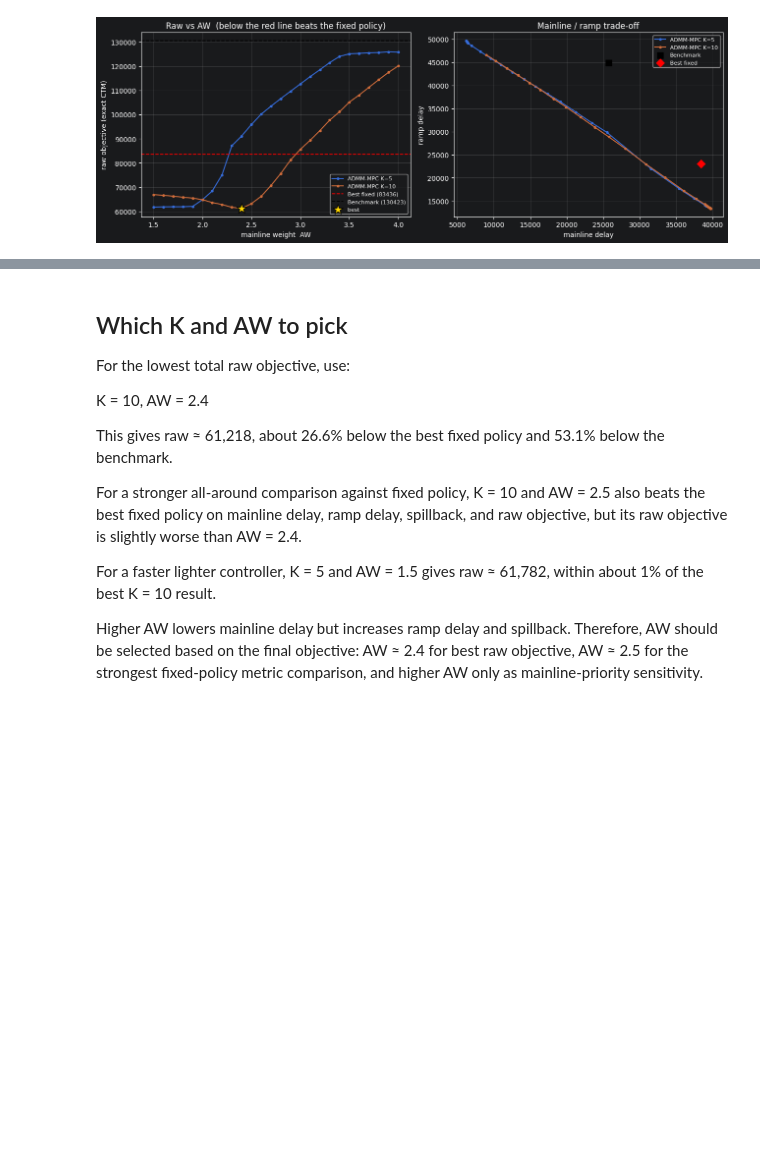
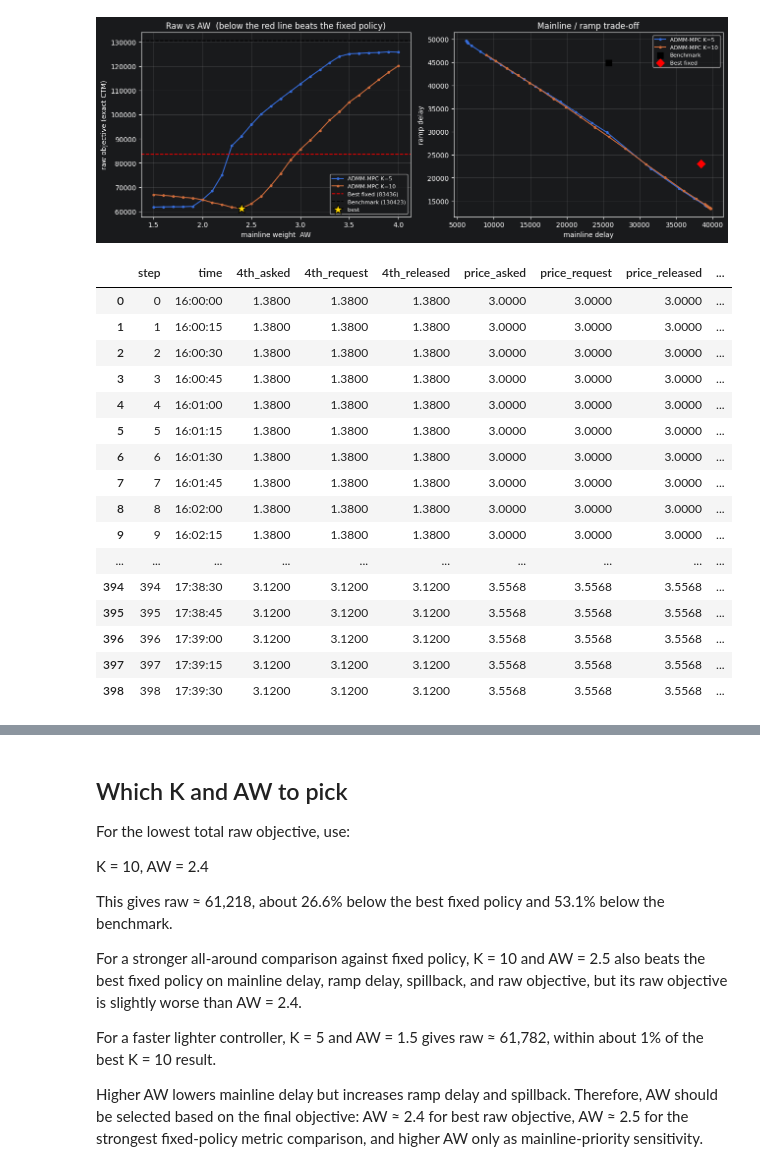
Before and after one commit to IsaacHusaiin/ADMM-Highway-Delay-Control, a Jupyter notebook: ADMM_MPC.ipynb, the cells around one changed output, grey strips where cells are left out. Saved outputs shown, nothing was run; the diff lists cells and outputs as text; code cells hidden in the pictures; blank space fills up the shorter version.

```diff
--- a/ADMM_MPC.ipynb
+++ b/ADMM_MPC.ipynb
@@ -380,3 +380,91 @@ Best AW for each horizon:
   K=5  best AW=1.50 -> raw 61782.3  (beats fixed)
   K=10 best AW=2.40 -> raw 61217.8  (beats fixed)
 [figure]
+# %%
+# RELEASE AUDIT - how many cars each ramp was ASKED to release (MPC command),
+# how many could REQUEST (queue-capped), and how many ACTUALLY entered the
+# freeway (merge-capped) at every 15-second step. Run after Cells 1-3 (or 6).
+
+import numpy as np, pandas as pd, pickle, cvxpy as cp
+
+K_A, AW_A = K, AW                                  # headline config (K=10, AW=2.4)
+probs_A = probs5 if "probs5" in globals() else {Kh: build(Kh) for Kh in range(1, K_A + 1)}
+
+xc = dict(_x0); R = dict(_R0); B = {r: 0.0 for r in ramps}; Uc = 0.0
+Tt = dict(mainline=0.0, local=0.0, fairness=0.0, doorway=0.0, safe=0.0, physical=0.0, spillback=0.0)
+cmd_hist = {r: [] for r in ramps}; req_hist = {r: [] for r in ramps}; act_hist = {r: [] for r in ramps}
+rows = []
+for t in range(NS):
+    Kh = min(K_A, NS - t); prob, P, v = probs_A[Kh]
+    set_window(P, t, Kh, AW_A, np.array([xc[c] for c in cells]),
+               np.array([R[r] + B[r] for r in ramps]), Uc)
+    prob.solve(solver=cp.CLARABEL, warm_start=True)
+    ok = prob.status in ("optimal", "optimal_inaccurate") and v.value is not None
+    cmd = {r: (float(max(0.0, v.value[i, 0])) if ok else 0.0) for i, r in enumerate(ramps)}
+
+    # --- exact non-convex plant, SAME calls as true_step, capturing every stage ---
+    arr = {r: ARR_MULT * float(_cmd[r][t]) for r in ramps}
+    av, req = _rreq(R_current=R, B_current=B, ramp_arrival_step=arr, commanded_release_step=cmd)
+    o = _ctm(x_current=xc, q_in_boundary_step=float(_qb[t]), external_inflow_step=_ext[t],
+             fixed_outflow_step=_fix[t], requested_release_step=req, inflow_capacity=_inf,
+             outflow_capacity=_out, physical_capacity=_phys, movement_factor_by_cell=_mvf,
+             wave_speed_ratio_by_cell=_wav, upstream_boundary_queue=Uc,
+             exit_split_by_cell=_exb, merge_priority=_MP)
+    xn, qo, qi, afo, ar, ci, Un, Ud = o[0], o[1], o[2], o[6], o[9], o[10], o[11], o[12]
+    Rn, Bn, spk = _rnq(available_demand_step=av, actual_release_step=ar, ramp_max_queue_by_u=_rmqu)
+    _, ld = _rdel(R, Rn, B, Bn, arr, cmd, req, ar, _dtE); _, _, Lf = _fair(Rn, _rnm, _rmqn, _gam)
+    _, _, mc = _mds(xc, xn, qo, afo, _ttf, _dtE)
+    cap = _cpen(qi, _ext[t], ci, xn, _inf, _safe, _phys, spk, _L1, _L2, _L3, _L4)
+    for k2, vv in dict(mainline=mc + Ud, local=ld, fairness=Lf,
+                       doorway=cap["total_doorway_penalty"], safe=cap["total_safe_threshold_penalty"],
+                       physical=cap["total_physical_capacity_penalty"],
+                       spillback=cap["total_spillback_penalty"]).items():
+        Tt[k2] += vv
+
+    sec = 16 * 3600 + t * 15
+    row = {"step": t, "time": "%02d:%02d:%02d" % (sec // 3600, (sec % 3600) // 60, sec % 60)}
+    for r in ramps:
+        short = r.replace("u_", "")
+        row[short + "_asked"] = round(cmd[r], 4)      # MPC command
+        row[short + "_request"] = round(req[r], 4)    # capped by who is present
+        row[short + "_released"] = round(ar[r], 4)    # accepted by the exact merge
+        cmd_hist[r].append(float(cmd[r])); req_hist[r].append(float(req[r])); act_hist[r].append(float(ar[r]))
+    rows.append(row)
+    xc, R, B, Uc = xn, Rn, Bn, Un
+
+Tt["raw"] = sum(Tt[k] for k in ["mainline", "local", "fairness", "doorway", "safe", "physical", "spillback"])
+release_audit_df = pd.DataFrame(rows)
+
+with pd.option_context("display.max_rows", None, "display.max_columns", None, "display.width", 200):
+    try: display(release_audit_df)
+    except NameError: print(release_audit_df.to_string(index=False))
+
+print("\nPer-ramp totals over the 2 hours (vehicles):")
+tot = pd.DataFrame({r.replace("u_", ""): {"asked_total": sum(cmd_hist[r]), "requested_total": sum(req_hist[r]),
+      "released_total": sum(act_hist[r])} for r in ramps}).T.round(2)
+print(tot.to_string())
+print("\nexact-CTM raw objective of this audited run: %.6f  (headline MPC run: 61217.758)" % Tt["raw"])
+
+pickle.dump({"K": K_A, "AW": AW_A, "arrival_multiplier": ARR_MULT,
+             "applied_command_series": cmd_hist, "requested_series": req_hist,
+             "actual_release_series": act_hist, "mpc_totals": Tt},
+            open("mpc_release_schedule.pkl", "wb"))
+print("saved mpc_release_schedule.pkl (feed this to Benchmark_MPC_replay.ipynb)")
+# %% [output]
+|  | step | time | 4th_asked | 4th_request | 4th_released | price_asked | price_request | price_released | ... |
+| 0 | 0 | 16:00:00 | 1.3800 | 1.3800 | 1.3800 | 3.0000 | 3.0000 | 3.0000 | ... |
+| 1 | 1 | 16:00:15 | 1.3800 | 1.3800 | 1.3800 | 3.0000 | 3.0000 | 3.0000 | ... |
+| 2 | 2 | 16:00:30 | 1.3800 | 1.3800 | 1.3800 | 3.0000 | 3.0000 | 3.0000 | ... |
+| 3 | 3 | 16:00:45 | 1.3800 | 1.3800 | 1.3800 | 3.0000 | 3.0000 | 3.0000 | ... |
+| 4 | 4 | 16:01:00 | 1.3800 | 1.3800 | 1.3800 | 3.0000 | 3.0000 | 3.0000 | ... |
+| 5 | 5 | 16:01:15 | 1.3800 | 1.3800 | 1.3800 | 3.0000 | 3.0000 | 3.0000 | ... |
+| 6 | 6 | 16:01:30 | 1.3800 | 1.3800 | 1.3800 | 3.0000 | 3.0000 | 3.0000 | ... |
+| 7 | 7 | 16:01:45 | 1.3800 | 1.3800 | 1.3800 | 3.0000 | 3.0000 | 3.0000 | ... |
+| 8 | 8 | 16:02:00 | 1.3800 | 1.3800 | 1.3800 | 3.0000 | 3.0000 | 3.0000 | ... |
+| 9 | 9 | 16:02:15 | 1.3800 | 1.3800 | 1.3800 | 3.0000 | 3.0000 | 3.0000 | ... |
+| ... | ... | ... | ... | ... | ... | ... | ... | ... | ... |
+| 394 | 394 | 17:38:30 | 3.1200 | 3.1200 | 3.1200 | 3.5568 | 3.5568 | 3.5568 | ... |
+| 395 | 395 | 17:38:45 | 3.1200 | 3.1200 | 3.1200 | 3.5568 | 3.5568 | 3.5568 | ... |
+| 396 | 396 | 17:39:00 | 3.1200 | 3.1200 | 3.1200 | 3.5568 | 3.5568 | 3.5568 | ... |
+| 397 | 397 | 17:39:15 | 3.1200 | 3.1200 | 3.1200 | 3.5568 | 3.5568 | 3.5568 | ... |
+| 398 | 398 | 17:39:30 | 3.1200 | 3.1200 | 3.1200 | 3.5568 | 3.5568 | 3.5568 | ... |
```
Also changed, not shown: parts of 4 cells of this notebook.
